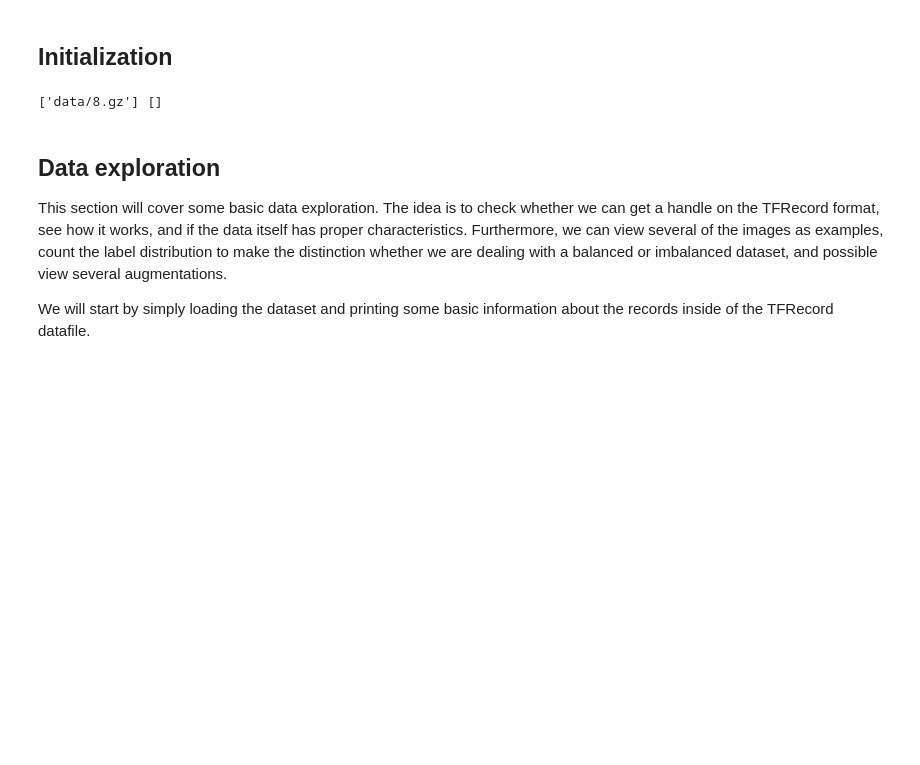
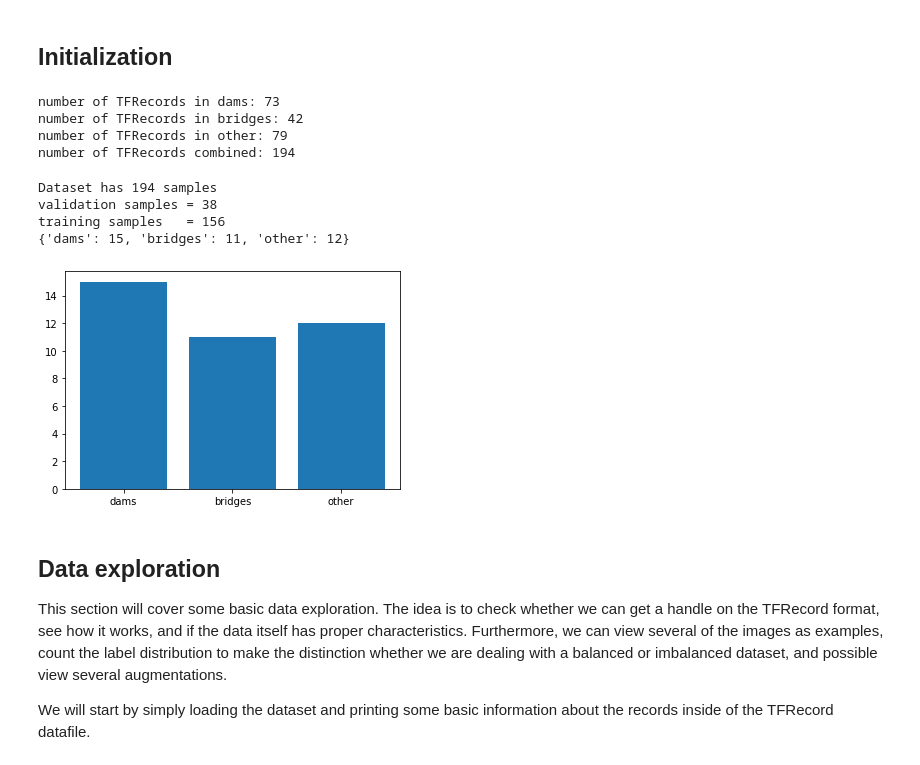
Before and after one commit to stephandooper/dam_detection, a Jupyter notebook: dam_detection.ipynb, the cells around one changed output. Saved outputs shown, nothing was run; the diff lists cells and outputs as text; code cells hidden in the pictures; blank space fills up the shorter version.

```diff
--- a/dam_detection.ipynb
+++ b/dam_detection.ipynb
@@ -19,8 +22,0 @@ from tensorflow.keras import layers
-# %%
-# Load data paths
-train_path = glob('data/training_WaterEdges*.gz')
-test_path = glob('data/test_WaterEdges*.gz')
-
-print(train_path, test_path)
-# %% [output]
-['data/8.gz'] []
@@ -26,0 +37,30 @@ print(train_path, test_path)
+# %%
+# Load data paths
+# TODO: EDIT THIS SO THAT IT ACCOUNTS FOR POSSIBLY 2 LABEL CHOICES
+dams = glob('data/samples/dams*.gz')
+bridges = glob('data/samples/bridge*.gz')
+other = glob('data/samples/other*.gz')
+
+print("number of TFRecords in dams:", len(dams))
+print("number of TFRecords in bridges:", len(bridges))
+print("number of TFRecords in other:", len(other))
+
+dams = [[x ,1] for x in dams]
+other = [[x,0] for x in other]
+
+if BRIDGE_SEPARATE_LABEL:
+    bridges = [[x , 2] for x in bridges]
+else:
+    bridges = [[x , 0] for x in bridges]
+
+
+records = [[data, label] for sublist in [dams, bridges, other] for [data, label] in sublist]
+labels = [label for data,label in records]
+records = [data for data,label in records]
+
+print("number of TFRecords combined:", len(labels))
+# %% [output]
+number of TFRecords in dams: 73
+number of TFRecords in bridges: 42
+number of TFRecords in other: 79
+number of TFRecords combined: 194
@@ -27,3 +150,16 @@ print(train_path, test_path)
+# %%
+# Train val test split
+# based on 0/1 labels, or 0/1/2 labels
+
+# dataset/test split -> unbalanced as a real world example
+temp_data, temp_labels, x_test, y_test, test_idx = split_training_validation_datasets(np.asarray(records), np.array(labels), val_percentage=0.2, val_balanced='random')
+result = visualize_distribution(x_test)
+# %% [output]
+Dataset has 194 samples
+validation samples = 38
+training samples   = 156
+{'dams': 15, 'bridges': 11, 'other': 12}
+[figure, added]
 # %%
 # Tensorflow parse functions
 
```
Also changed, not shown: parts of 6 cells of this notebook, 1 other file.
